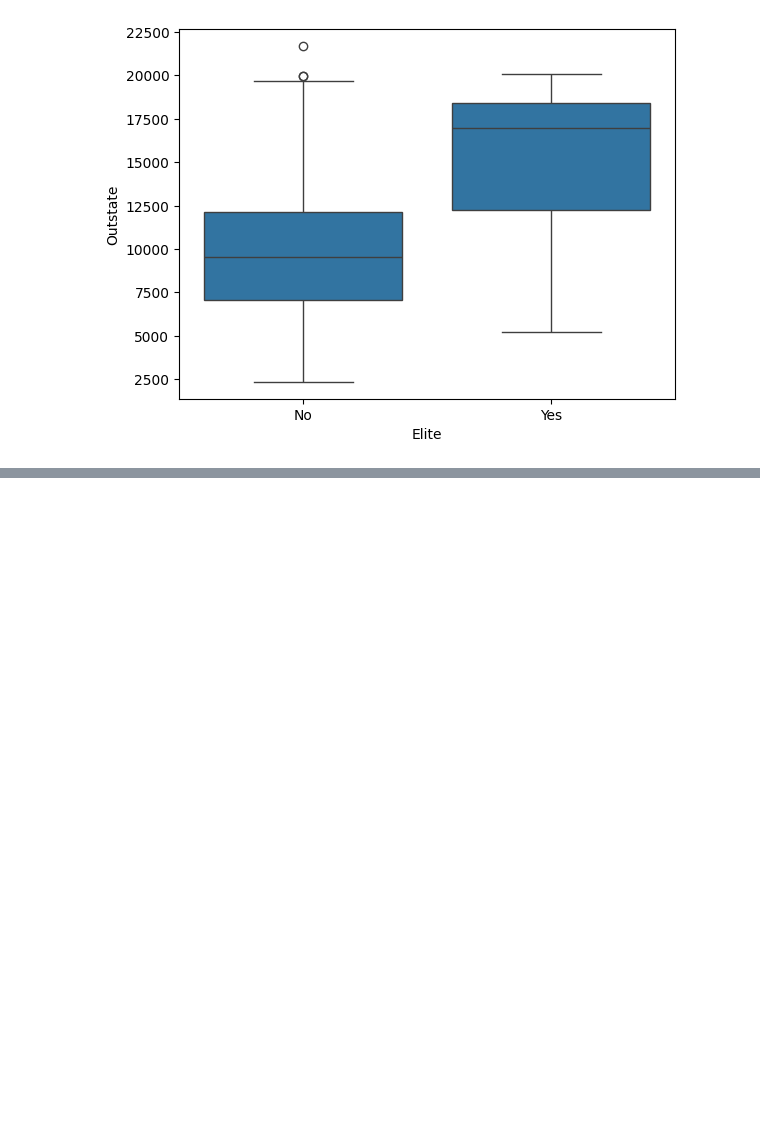
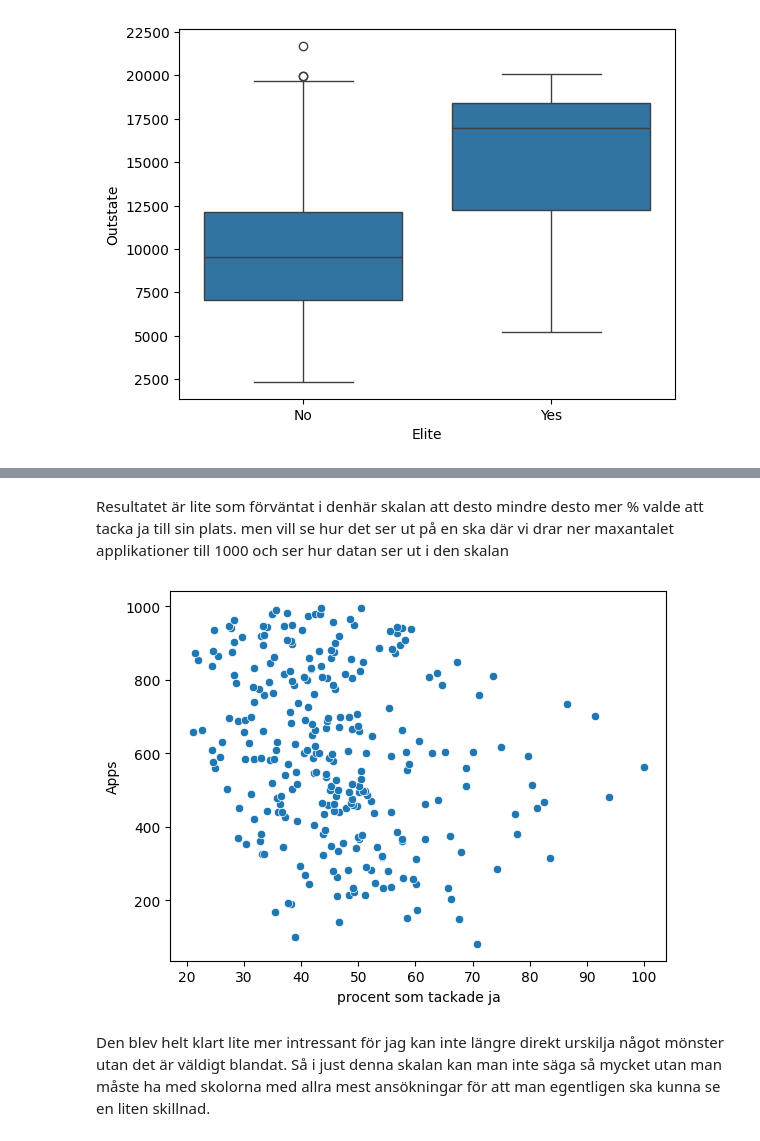
Before and after one commit to zebastian1996/python-programming-ZEBASTIAN-ANDERSSON, a Jupyter notebook: databehandling/lab/labb.ipynb, the cells around one changed output, grey strips where cells are left out. Cells and saved outputs as stored; diff of their text form; code cells hidden in the pictures; blank space fills up the shorter version.

```diff
--- a/databehandling/lab/labb.ipynb
+++ b/databehandling/lab/labb.ipynb
@@ -119,0 +212,9 @@ G)
+# %% [markdown]
+Resultatet är lite som förväntat i denhär skalan att desto mindre desto mer % valde att tacka ja till sin plats. men vill se hur det ser ut på en ska där vi drar ner maxantalet applikationer till 1000 och ser hur datan ser ut i den skalan
+# %%
+apps = college[college["Apps"] < 1000].sort_values("Apps")
+ax = sns.scatterplot(data=apps, x='%', y='Apps').set_xlabel("procent som tackade ja")
+# %% [output]
+[figure, added]
+# %% [markdown]
+Den blev helt klart lite mer intressant för jag kan inte längre direkt urskilja något mönster utan det är väldigt blandat. Så i just denna skalan kan man inte säga så mycket utan man måste ha med skolorna med allra mest ansökningar för att man egentligen ska kunna se en liten skillnad.
```
Also changed, not shown: parts of 21 cells of this notebook.
